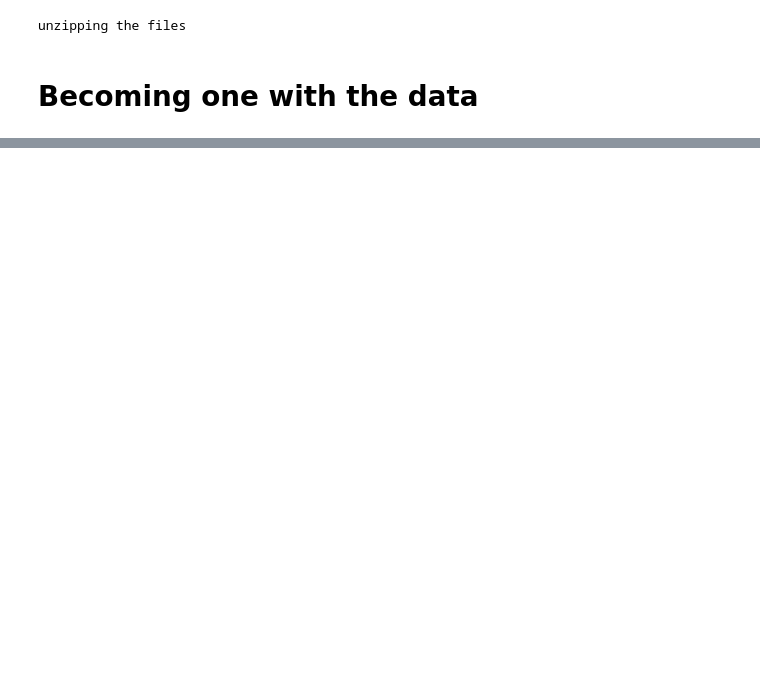
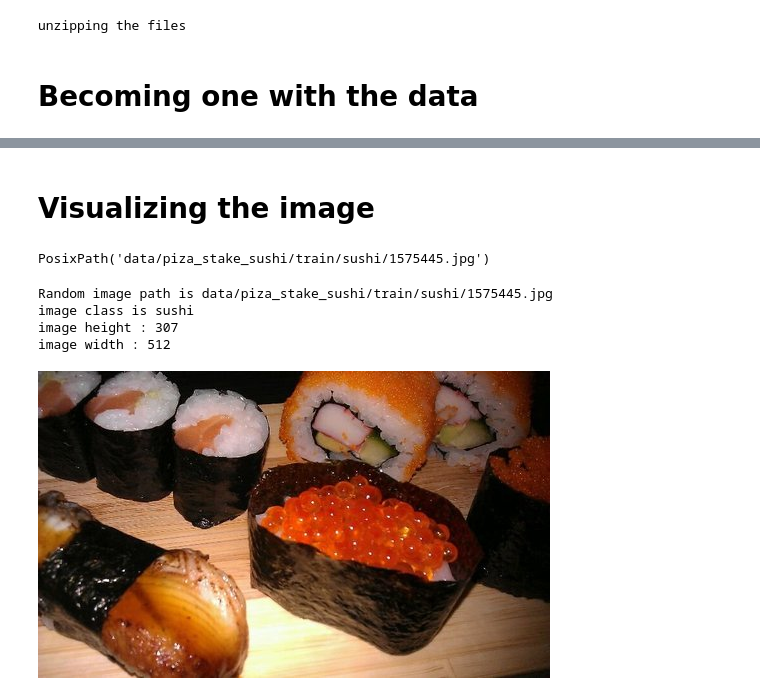
Before and after one commit to saivenkatreddy29/Pytorch-Learning, a Jupyter notebook: Custom_Datasets.ipynb, the cells around one changed output, grey strips where cells are left out. Cells and saved outputs as stored; diff of their text form; code cells hidden in the pictures; blank space fills up the shorter version.

```diff
--- a/Custom_Datasets.ipynb
+++ b/Custom_Datasets.ipynb
@@ -32,0 +62,13 @@ unzipping the files
+# %% [markdown]
+# **Visualizing the image**
+# %%
+import random
+from PIL import Image
+
+random.seed(42)
+image_path_list = list(image_path.glob("*/*/*.jpg"))
+# %%
+random_image = random.choice(image_path_list)
+random_image
+# %% [output]
+PosixPath('data/piza_stake_sushi/train/sushi/1575445.jpg')
@@ -32,0 +77,13 @@ unzipping the files
+# %%
+img = Image.open(random_image)
+print(f'Random image path is {random_image}')
+print(f'image class is {class_of_random}')
+print(f'image height : {img.height}')
+print(f'image width : {img.width}')
+img
+# %% [output]
+Random image path is data/piza_stake_sushi/train/sushi/1575445.jpg
+image class is sushi
+image height : 307
+image width : 512
+[figure, added]
```
Also changed, not shown: parts of 67 cells of this notebook.
